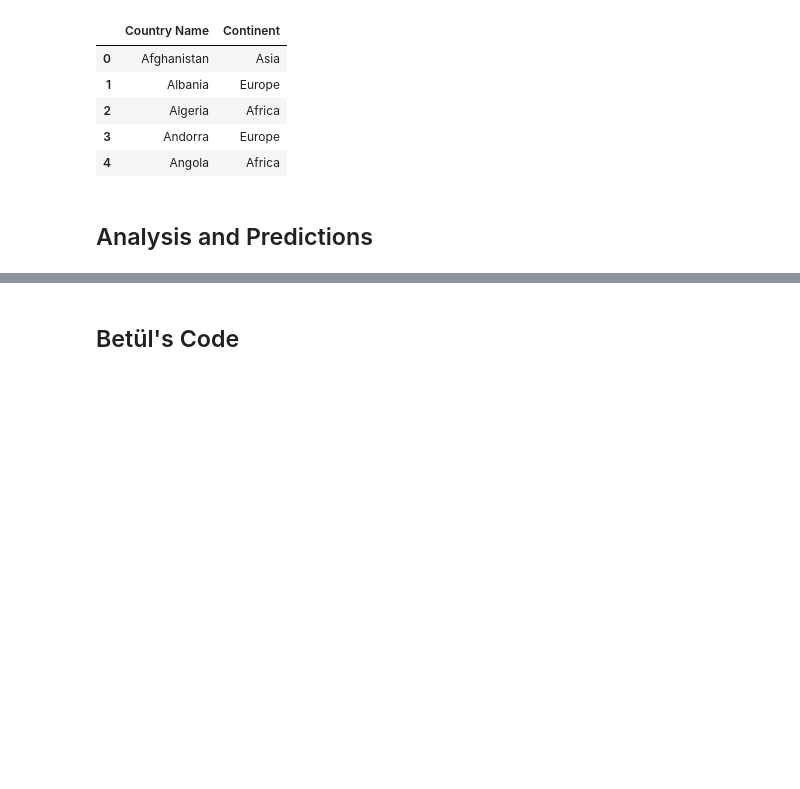
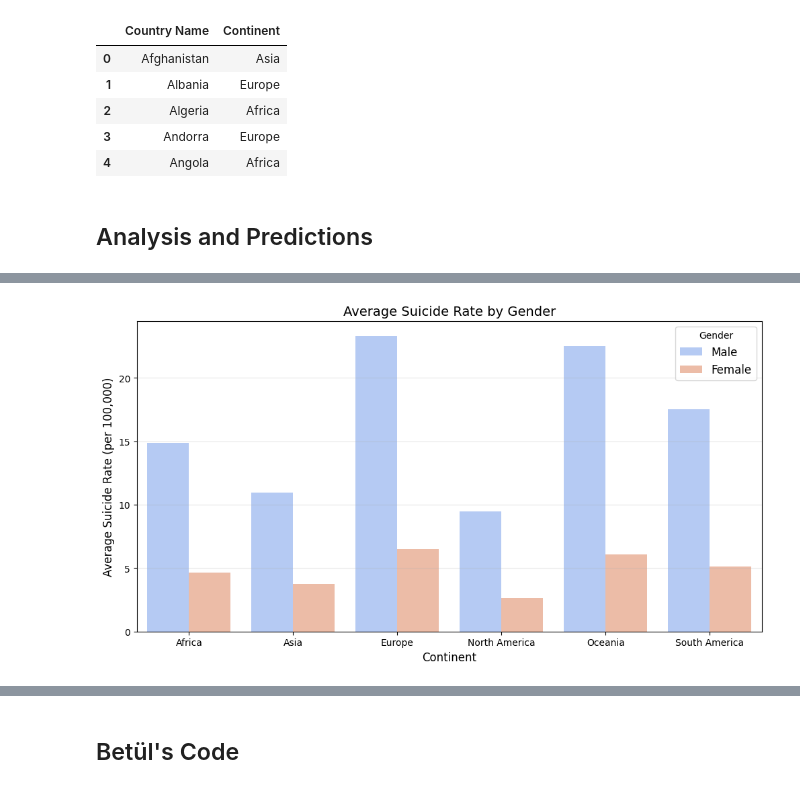
Before and after one commit to CU-F24-MDSSB-01-Concepts-Tools/FinalProject_7, a Jupyter notebook: report.ipynb, the cells around one changed output, grey strips where cells are left out. Cells and saved outputs as stored; diff of their text form; code cells hidden in the pictures; blank space fills up the shorter version.

```diff
--- a/report.ipynb
+++ b/report.ipynb
@@ -433,0 +491,32 @@ data[['Country Name', 'Continent']].head()
+# %%
+# get male/female average suicide rates per continent
+gender_continent_suicide_rates = data.groupby("Continent")[["Suicide Rate (Male)", "Suicide Rate (Female)"]].mean().reset_index()
+
+# reshape table
+gender_continent_suicide_df = gender_continent_suicide_rates.melt(
+    id_vars="Continent",
+    value_vars=["Suicide Rate (Male)", "Suicide Rate (Female)"],
+    var_name="Gender",
+    value_name="Avg Suicide Rate"
+)
+
+# cleanup: "Suicide Rate (Male)" -> "Male"
+gender_continent_suicide_df["Gender"] = gender_continent_suicide_df["Gender"].str.replace("Suicide Rate (", "").str.replace(")", "")
+
+# plot
+plt.figure(figsize=(12, 6))
+sns.barplot(
+    data=gender_continent_suicide_df,
+    x="Continent",
+    y="Avg Suicide Rate",
+    hue="Gender",
+    palette="coolwarm"
+)
+plt.title("Average Suicide Rate by Gender", fontsize=14)
+plt.xlabel("Continent", fontsize=12)
+plt.ylabel("Average Suicide Rate (per 100,000)", fontsize=12)
+plt.legend(title="Gender", fontsize=12)
+plt.grid(axis="y", alpha=0.3)
+plt.show()
+# %% [output]
+[figure, added]
```
Also changed, not shown: parts of 15 cells of this notebook.
